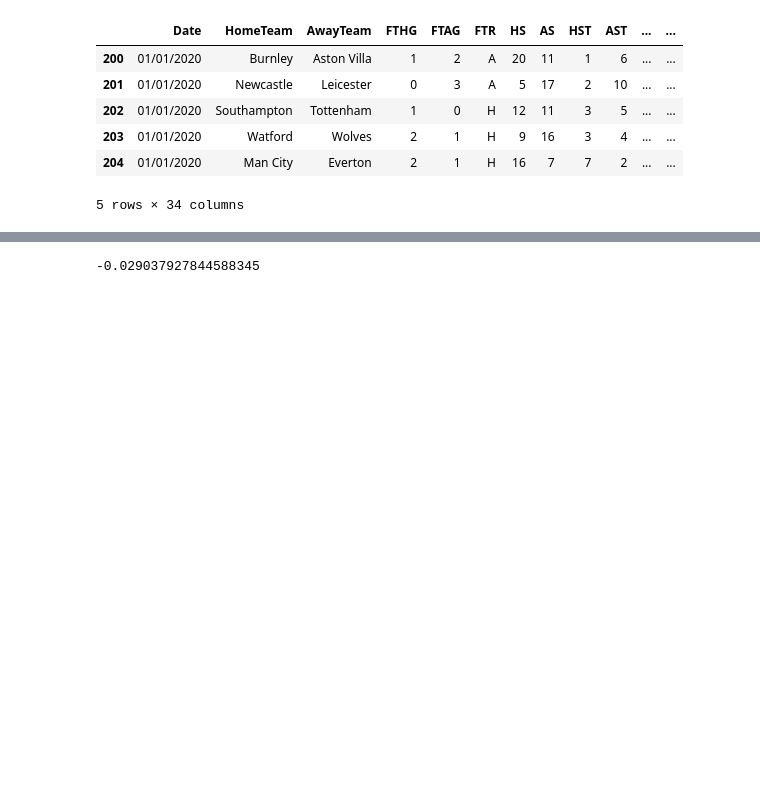
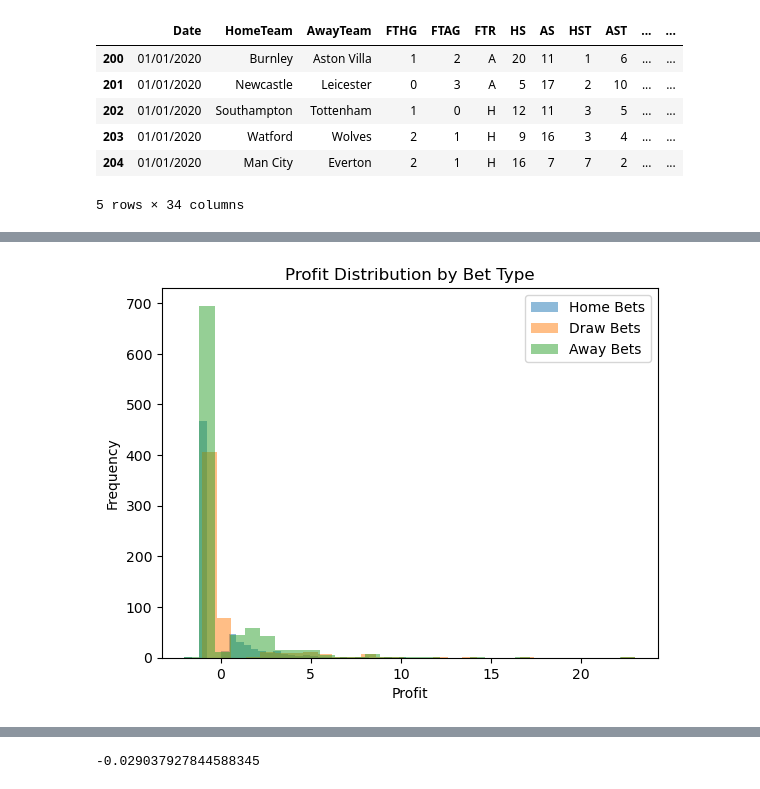
Before and after one commit to JamesRestell8/Models-for-Predicting-Pairwise-Comparisons, a Jupyter notebook: Code/dynamicRealBetting.ipynb, the cells around one changed output, grey strips where cells are left out. Cells and saved outputs as stored; diff of their text form; code cells hidden in the pictures; blank space fills up the shorter version.

```diff
--- a/Code/dynamicRealBetting.ipynb
+++ b/Code/dynamicRealBetting.ipynb
@@ -439,0 +522,4 @@ ax.plot(bettingFrame["Date"], bettingFrame["Profit"].cumsum())
+# %%
+home_profits = bettingFrame.loc[bettingFrame["HomeBet"] > 0, "Profit"]
+draw_profits = bettingFrame.loc[bettingFrame["DrawBet"] > 0, "Profit"]
+away_profits = bettingFrame.loc[bettingFrame["AwayBet"] > 0, "Profit"]
@@ -440,3 +538,16 @@ ax.plot(bettingFrame["Date"], bettingFrame["Profit"].cumsum())
+# %%
+
+plt.hist(home_profits, bins=30, alpha=0.5, label="Home Bets")
+plt.hist(draw_profits, bins=30, alpha=0.5, label="Draw Bets")
+plt.hist(away_profits, bins=30, alpha=0.5, label="Away Bets")
+
+plt.xlabel("Profit")
+plt.ylabel("Frequency")
+plt.title("Profit Distribution by Bet Type")
+plt.legend()
+plt.show()
+# %% [output]
+[figure, added]
 # %%
 bettingFrame.HomeBet.sum() + bettingFrame.DrawBet.sum() + bettingFrame.AwayBet.sum()
 # %% [output]
```
Also changed, not shown: parts of 31 cells of this notebook, 12 other files.
